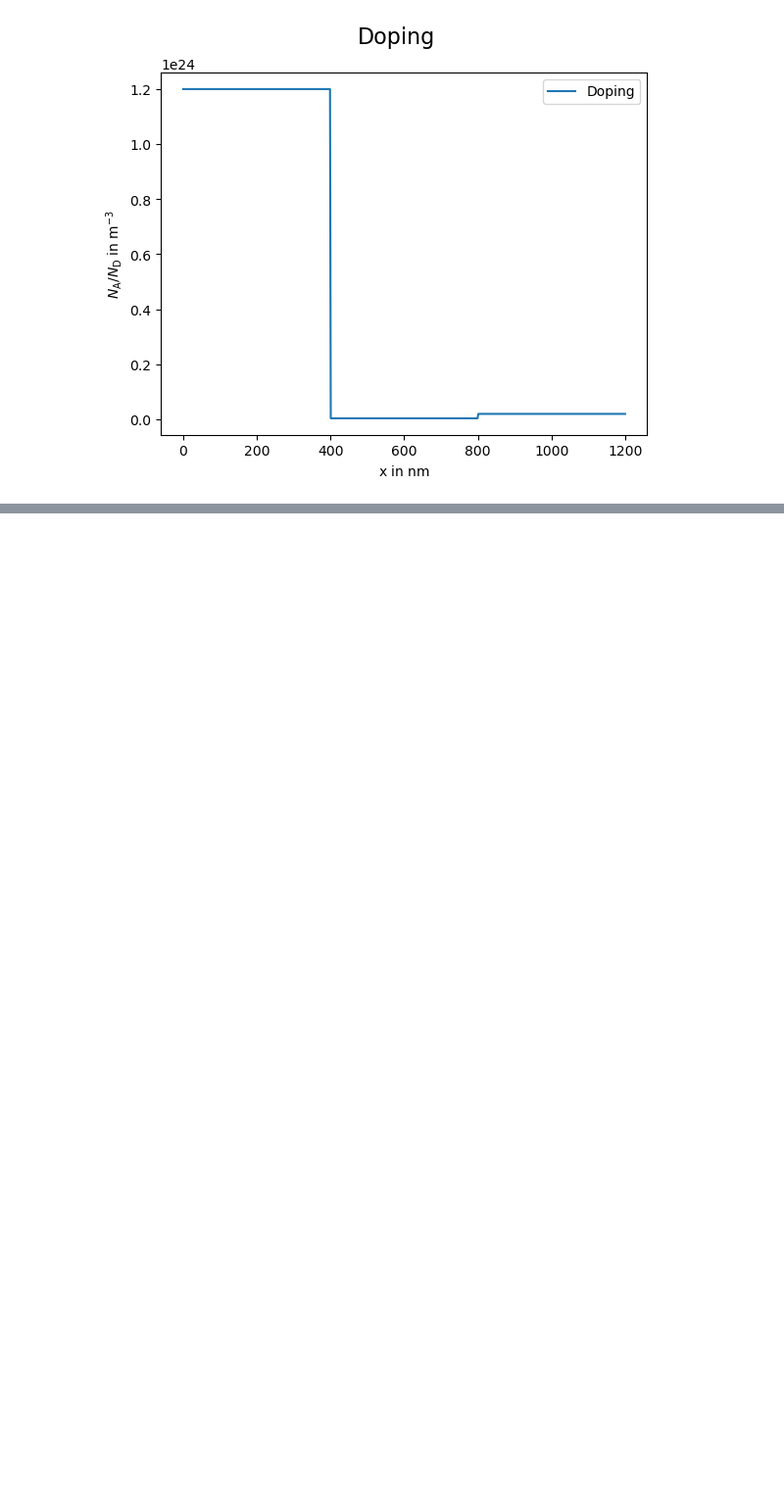
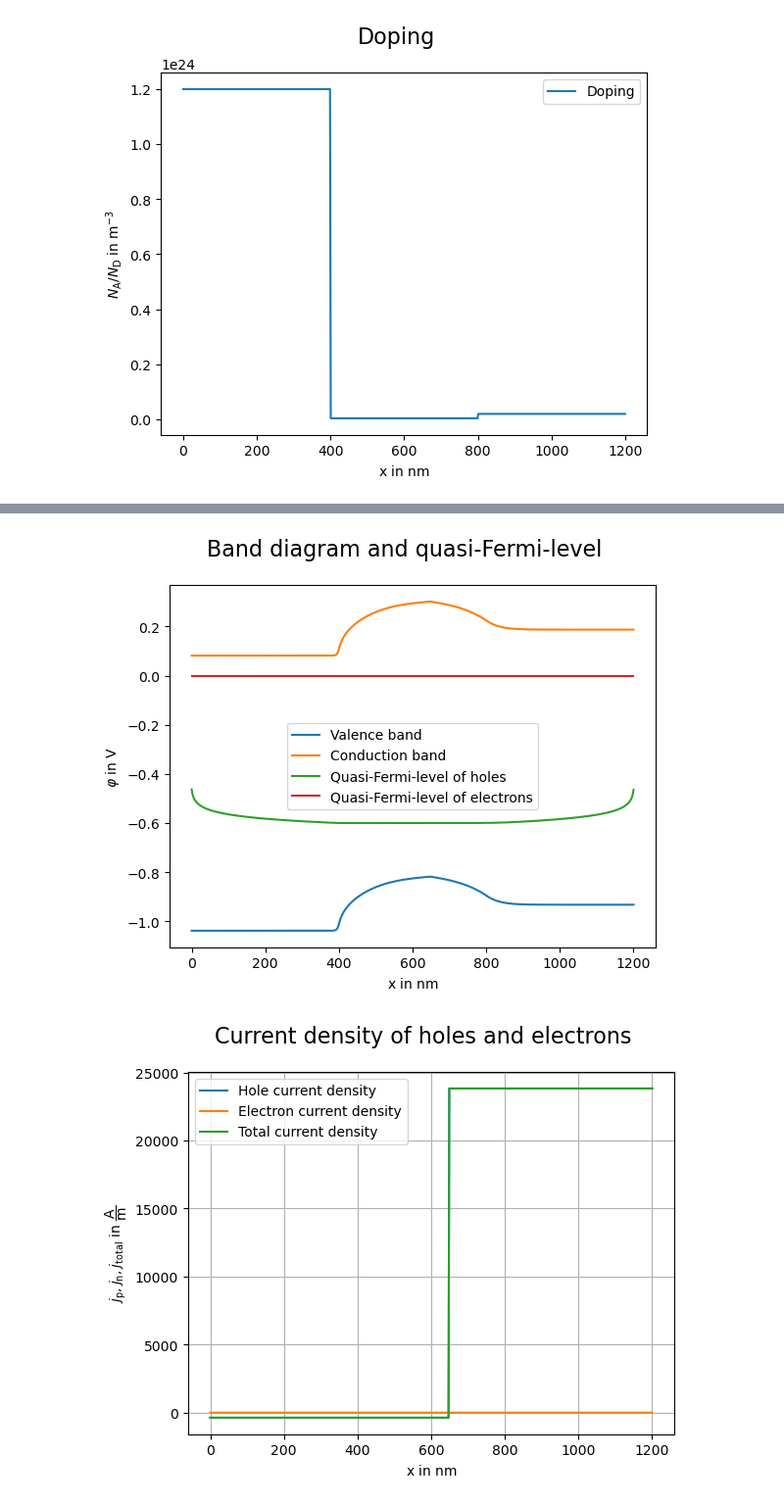
Before and after one commit to Taotu02feather/ECE340_Project, a Jupyter notebook: ECE340_Part1.ipynb, the cells around one changed output, grey strips where cells are left out. Shown: that part at 98% size. Saved outputs shown, nothing was run; the diff lists cells and outputs as text; code cells hidden in the pictures; blank space fills up the shorter version.

```diff
--- a/ECE340_Part1.ipynb
+++ b/ECE340_Part1.ipynb
@@ -78,0 +129,32 @@ plt.show()
+# %%
+#
+# Band diagram and quasi-Fermi-level
+#
+fig, axis = plt.subplots(1,1, sharey=True)
+fig.suptitle("Band diagram and quasi-Fermi-level", fontsize=16)
+axis.plot(parameters.pos_x * 1E9, -parameters.u[0::3] - parameters.Chi - parameters.Eg, label='Valence band')
+axis.plot(parameters.pos_x * 1E9, -parameters.u[0::3] - parameters.Chi , label='Conduction band')
+axis.plot(parameters.pos_x * 1E9, -parameters.u[1::3] , label='Quasi-Fermi-level of holes')
+axis.plot(parameters.pos_x * 1E9, -parameters.u[2::3] , label='Quasi-Fermi-level of electrons')
+axis.set_xlabel(r"x in $\mathrm{nm}$")
+axis.set_ylabel(r"$\varphi$ in $\mathrm{V}$")
+#plt.ylim((0.95,0.96))
+axis.legend()
+plt.show()
+
+# Hole and electron current density
+j_p = hole_current_density()
+j_n = electron_current_density()
+fig, axis = plt.subplots(1,1, sharey=True)
+fig.suptitle("Current density of holes and electrons", fontsize=16)
+axis.plot(parameters.pos_x * 1E9, j_p, label='Hole current density')
+axis.plot(parameters.pos_x * 1E9, j_n, label='Electron current density')
+axis.plot(parameters.pos_x * 1E9, j_n+j_p, label='Total current density')
+axis.set_xlabel(r"x in $\mathrm{nm}$")
+axis.set_ylabel(r"$j_\mathrm{p}, j_\mathrm{n}, j_\mathrm{total}$ in $\mathrm{\dfrac{A}{m}}$")
+axis.legend()
+axis.grid()
+plt.show()
+# %% [output]
+[figure, added]
+[figure, added]
```
Also changed, not shown: parts of 29 cells of this notebook, 40 other files.
